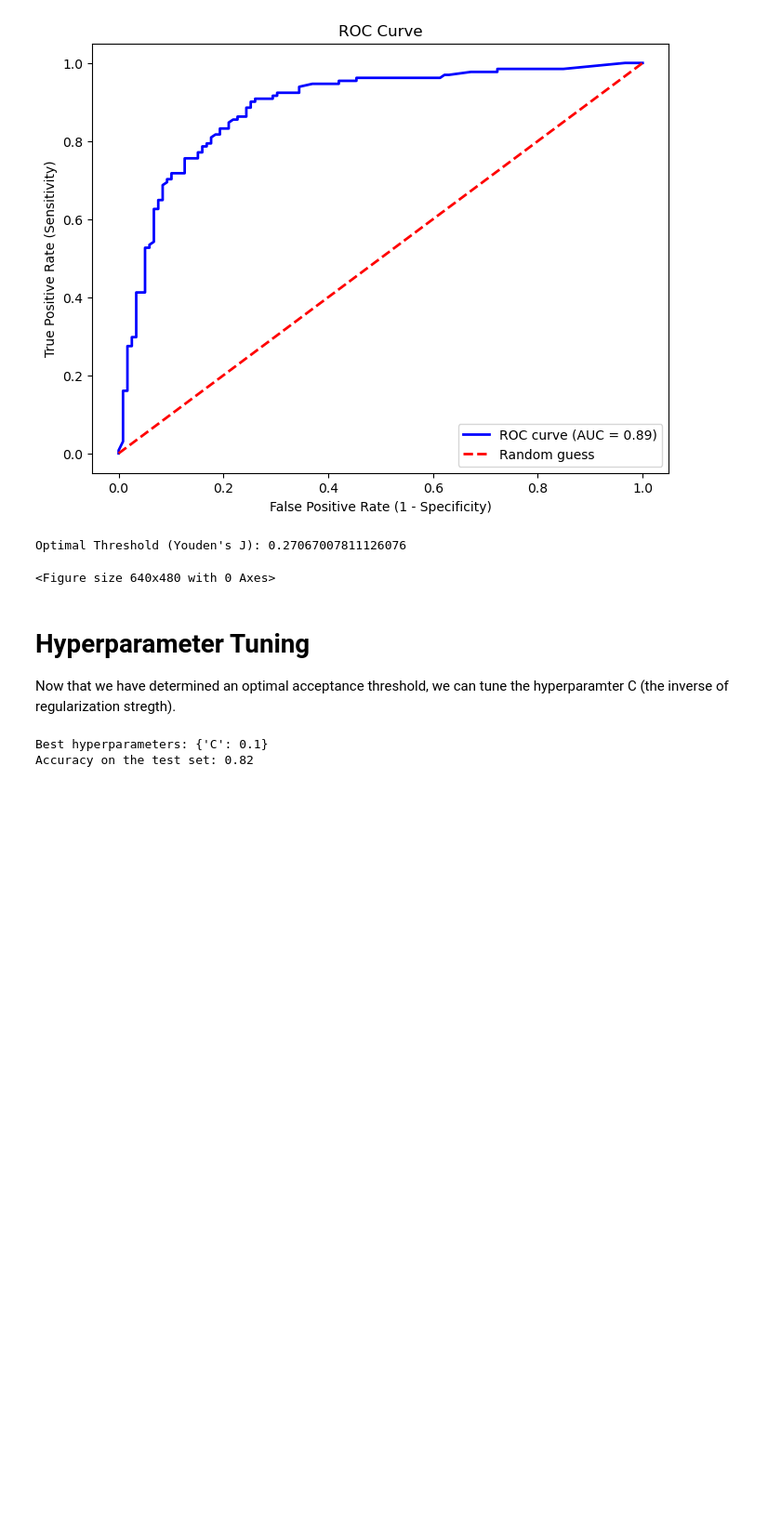
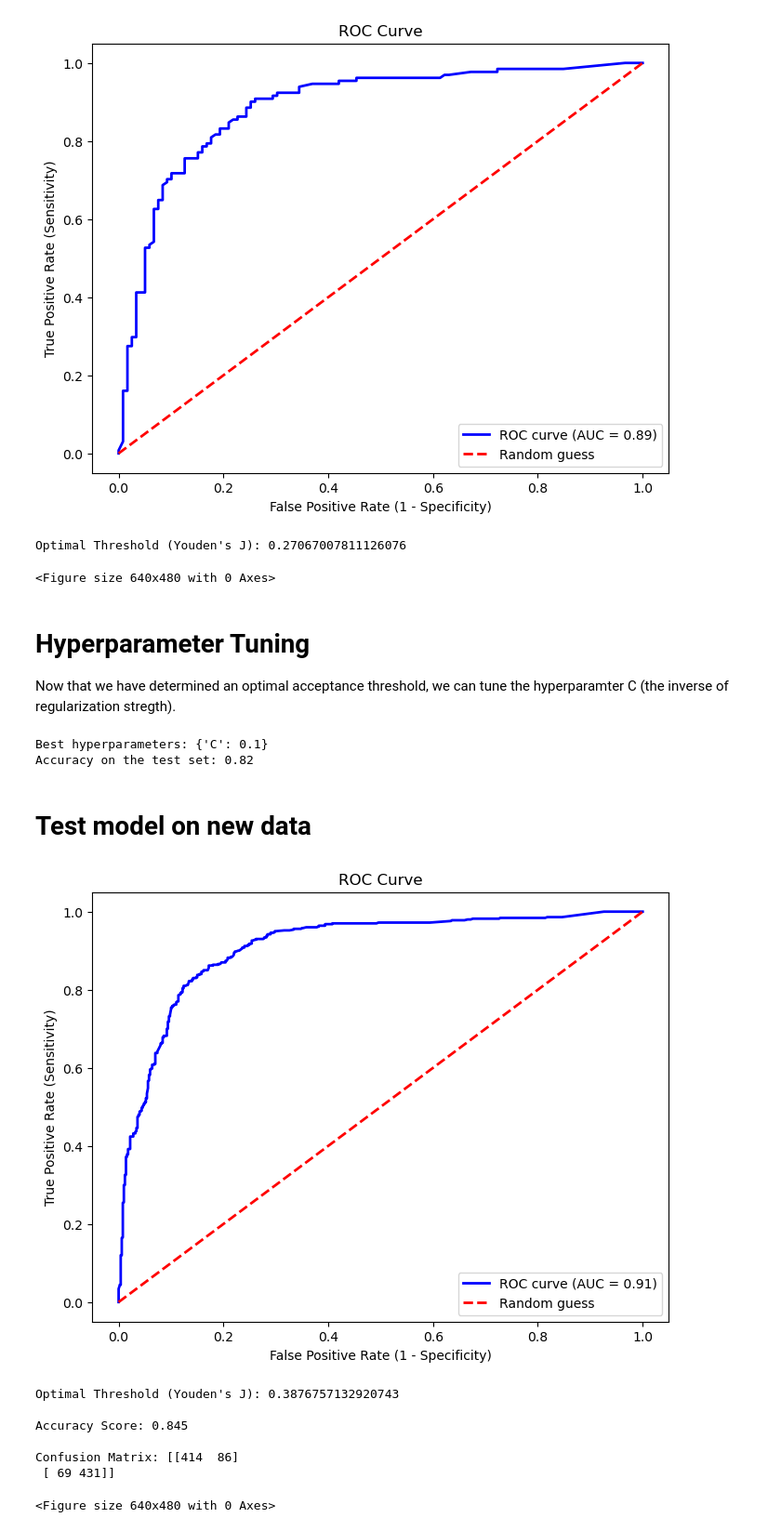
Before and after one commit to JacobMaurice/lol-win-predict, a Jupyter notebook: LoL_Win_Predict_Static.ipynb, the cells around one changed output. Shown: that part at 93% size. Cells and saved outputs as stored; diff of their text form; code cells hidden in the pictures; blank space fills up the shorter version.

```diff
--- a/LoL_Win_Predict_Static.ipynb
+++ b/LoL_Win_Predict_Static.ipynb
@@ -497,3 +497,54 @@ best_params, accuracy = parameter_tuning(lr, param_grid, n_folds, 'accuracy', op
 # %% [output]
 Best hyperparameters: {'C': 0.1}
 Accuracy on the test set: 0.82
+# %% [markdown]
+# Test model on new data
+# %%
+# Specify the path to your Parquet file with gzip compression
+file_path = 'test_objectives_data.parquet.gzip'
+
+# Read the Parquet file
+table = pq.read_table(file_path)
+
+# Convert the table to a Pandas DataFrame
+test_objectives_data = table.to_pandas()
+
+# Keep only boolean variables
+test_objectives_data = test_objectives_data.select_dtypes(include='bool')
+
+# Remove features with excess NaNs
+test_objectives_clean = objectives_data.dropna(axis=1)
+
+# Separating X and y
+X_data_test = test_objectives_clean.drop(columns=['win'])
+X_data_test.pop('hordeKills_2')
+y_data_test = test_objectives_clean['win']
+
+# Fit with optimal C parameter
+lr_optimal = LogisticRegression(C = 0.1)
+lr_optimal.fit(X_data, y_data)
+
+# Predict on new 1000 game dataset
+y_pred = lr_optimal.predict(X_data_test)
+y_prob = lr_optimal.predict_proba(X_data_test)[:, 1]
+
+# Find the optimal threshold for new data
+optimal_threshold = get_optimal_threshold(y_data_test, y_prob)
+
+y_pred_optimal = (y_prob >= optimal_threshold)
+
+# Accuracy score and confusion matrix
+test_accuracy = accuracy_score(y_data_test, y_pred_optimal)
+conf_matrix = confusion_matrix(y_data_test, y_pred_optimal)
+
+print(f'\nAccuracy Score: {test_accuracy}')
+print(f'\nConfusion Matrix: {conf_matrix}')
+# %% [output]
+[figure, added]
+Optimal Threshold (Youden's J): 0.3876757132920743
+
+Accuracy Score: 0.845
+
+Confusion Matrix: [[414  86]
+ [ 69 431]]
+<Figure size 640x480 with 0 Axes>
```
Also changed, not shown: parts of 9 cells of this notebook, 1 other file.
